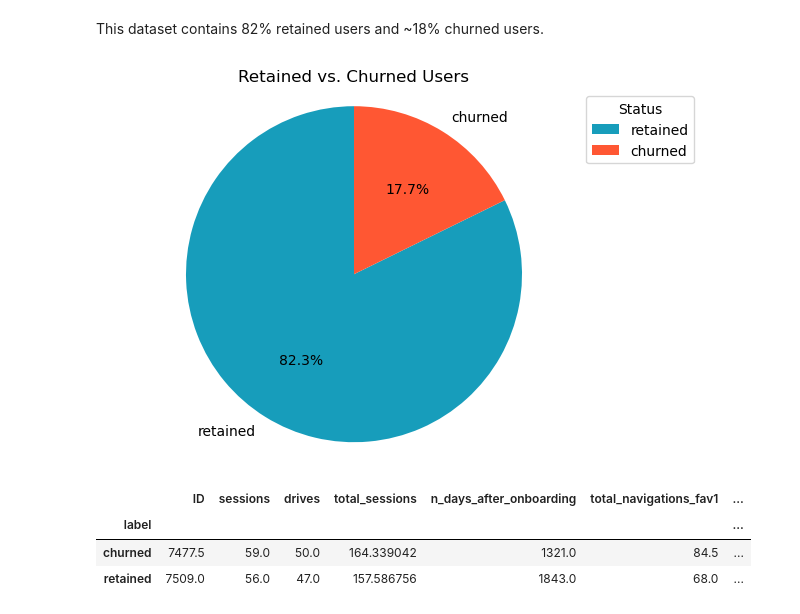
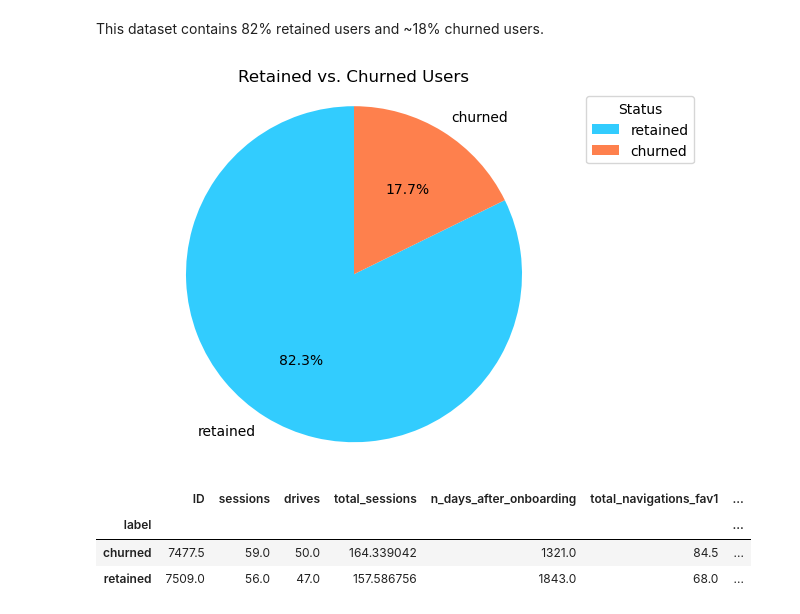
Before and after one commit to carvalhojm/Waze-Churn-Prediction, a Jupyter notebook: waze_case_study.ipynb, the cells around one changed output. Cells and saved outputs as stored; diff of their text form; code cells hidden in the pictures.

```diff
--- a/waze_case_study.ipynb
+++ b/waze_case_study.ipynb
@@ -206,20 +206,20 @@ This dataset contains 82% retained users and ~18% churned users.
 # %%
 # plot a graph of users ratio
 churn_ratio = df_original["label"].value_counts()
 
 plt.pie(
     churn_ratio,
     labels=churn_ratio.index,
     autopct='%1.1f%%',
     startangle=90,
-    colors=["#179DBB", '#FF5733']
+    colors=["#32ccfe", '#fe804d']
 )
 plt.title("Retained vs. Churned Users")
 plt.legend(title="Status", loc="upper right", bbox_to_anchor=(1.2, 1))
 plt.axis("equal")
 plt.show()
 # %% [output]
-[figure, old version]
+[figure, new version]
 # %%
 # Calculate median values for churned and retained users
 df_original.groupby("label").median(numeric_only=True)
```
Also changed, not shown: parts of 34 cells of this notebook, 2 other files.
